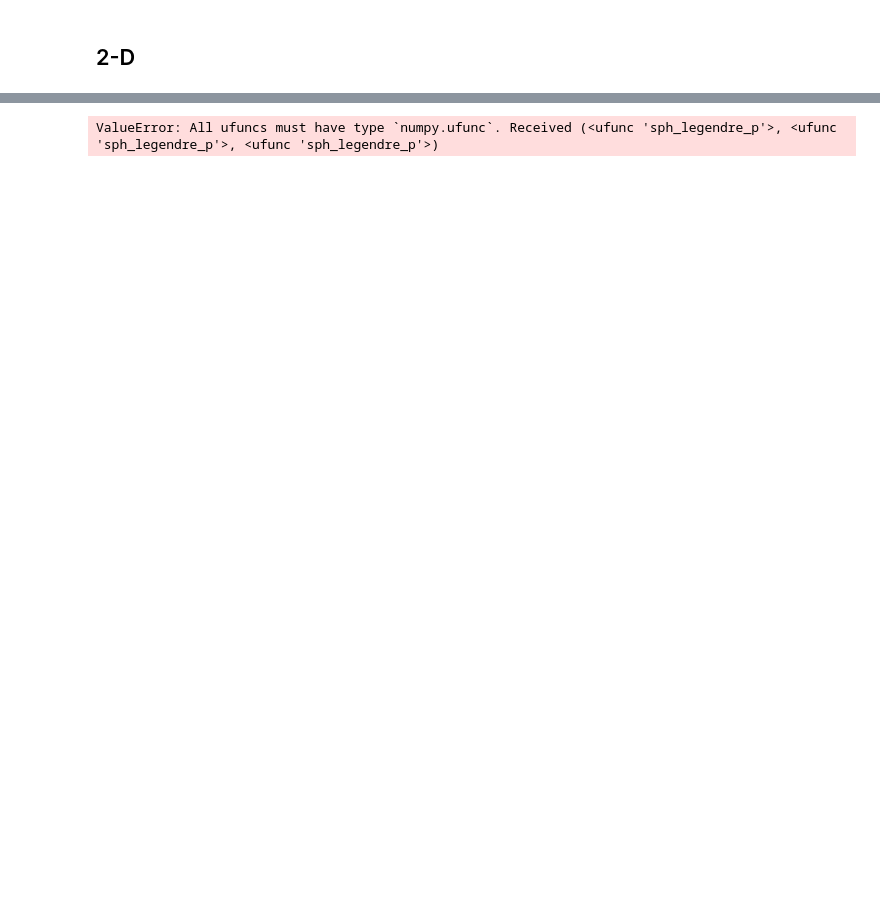
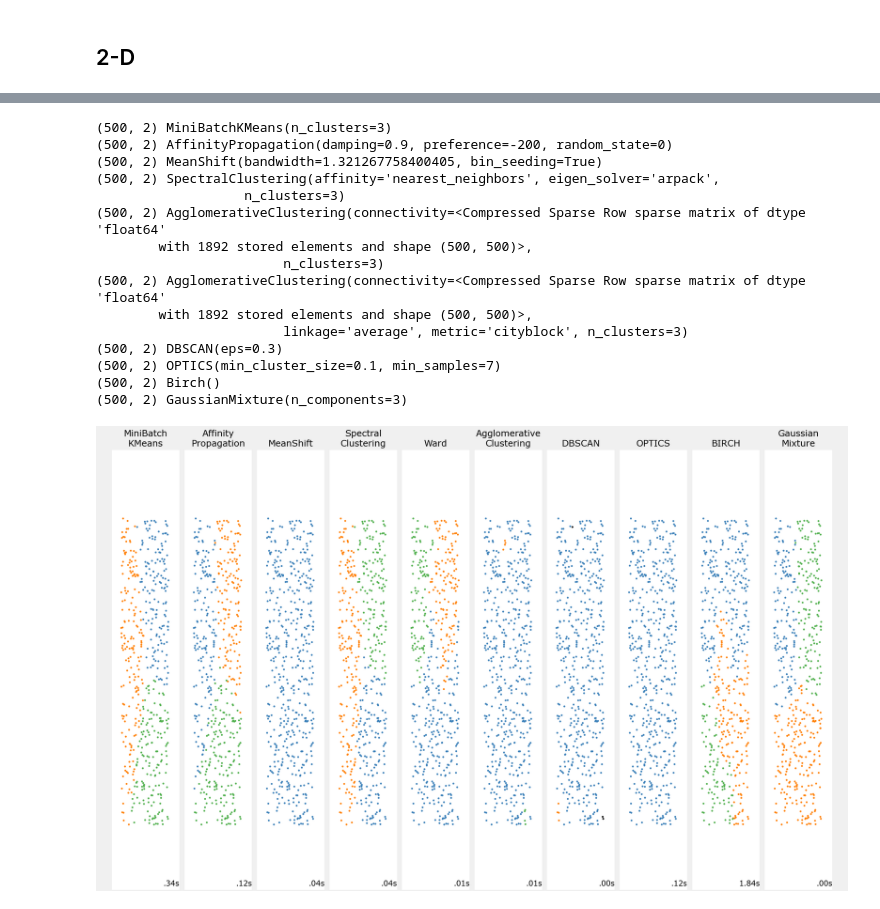
Before and after one commit to guidoxie/2022-Machine-Learning-Specialization, a Jupyter notebook: Advanced Learning Algorithms/week2/3.Activation Functions/C2_W2_Relu.ipynb, the cells around one changed output, grey strips where cells are left out. Saved outputs shown, nothing was run; the diff lists cells and outputs as text; code cells hidden in the pictures; blank space fills up the shorter version.

```diff
--- a/Advanced Learning Algorithms/week2/3.Activation Functions/C2_W2_Relu.ipynb
+++ b/Advanced Learning Algorithms/week2/3.Activation Functions/C2_W2_Relu.ipynb
@@ -654,7 +655,8 @@ for i_dataset, (dataset, algo_params) in enumerate(datasets):
     )
     average_linkage = cluster.AgglomerativeClustering(
         linkage="average",
-        affinity="cityblock",
+        metric="cityblock",
+        #affinity="cityblock",
         n_clusters=params["n_clusters"],
         connectivity=connectivity,
     )
@@ -720,31 +722,46 @@ for i_dataset, (dataset, algo_params) in enumerate(datasets):
                             "#984ea3",
                             "#999999",
                             "#e41a1c",
                             "#dede00",
                         ]
                     ),
                     int(max(y_pred) + 1),
                 )
             )
         )
         # add black color for outliers (if any)
         colors = np.append(colors, ["#000000"])
         plt.scatter(X[:, 0], X[:, 1], s=10, color=colors[y_pred])
 
         plt.xlim(-2.5, 2.5)
         plt.ylim(-2.5, 2.5)
         plt.xticks(())
         plt.yticks(())
         plt.text(
             0.99,
             0.01,
             ("%.2fs" % (t1 - t0)).lstrip("0"),
             transform=plt.gca().transAxes,
             size=15,
             horizontalalignment="right",
         )
         plot_num += 1
 
 plt.show()
 # %% [output]
-ValueError: All ufuncs must have type `numpy.ufunc`. Received (<ufunc 'sph_legendre_p'>, <ufunc 'sph_legendre_p'>, <ufunc 'sph_legendre_p'>)
+(500, 2) MiniBatchKMeans(n_clusters=3)
+(500, 2) AffinityPropagation(damping=0.9, preference=-200, random_state=0)
+(500, 2) MeanShift(bandwidth=1.321267758400405, bin_seeding=True)
+(500, 2) SpectralClustering(affinity='nearest_neighbors', eigen_solver='arpack',
+                   n_clusters=3)
+(500, 2) AgglomerativeClustering(connectivity=<Compressed Sparse Row sparse matrix of dtype 'float64'
+        with 1892 stored elements and shape (500, 500)>,
+                        n_clusters=3)
+(500, 2) AgglomerativeClustering(connectivity=<Compressed Sparse Row sparse matrix of dtype 'float64'
+        with 1892 stored elements and shape (500, 500)>,
+                        linkage='average', metric='cityblock', n_clusters=3)
+(500, 2) DBSCAN(eps=0.3)
+(500, 2) OPTICS(min_cluster_size=0.1, min_samples=7)
+(500, 2) Birch()
+(500, 2) GaussianMixture(n_components=3)
+[figure, added]
```
Also changed, not shown: parts of 14 cells of this notebook, 9 other files.
